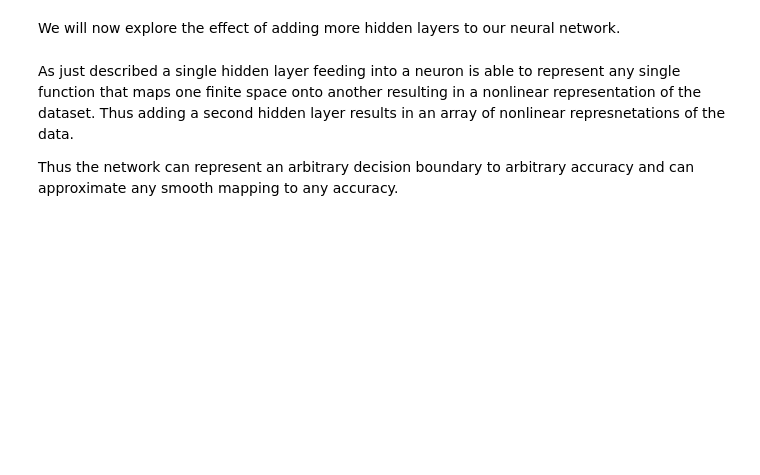
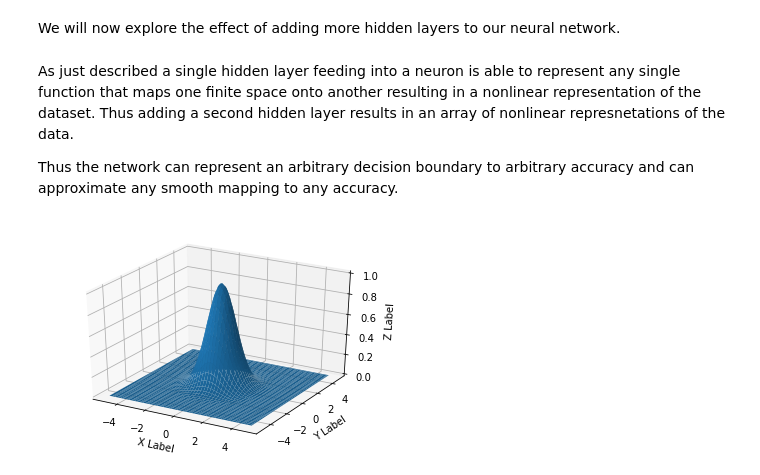
Before and after one commit to vais-ral/CCPi-ML, a Jupyter notebook: Jupyter_Notebooks/Keras_101_3_Layer_Number.ipynb, the cells around one changed output. Drawn from its saved outputs; the diff is of its cells as text; code cells hidden in the pictures; blank space fills up the shorter version.

```diff
--- a/Jupyter_Notebooks/Keras_101_3_Layer_Number.ipynb
+++ b/Jupyter_Notebooks/Keras_101_3_Layer_Number.ipynb
@@ -83,0 +112,6 @@ Thus the network can represent an arbitrary decision boundary to arbitrary accur
+# %%
+features, labels = generateGaussianHill(-5.0,5.0,-5.0,5.0,100,9)
+#features, labels = generateGaussianHillValley(-5.0,5.0,-5.0,5.0,100,9)
+plotGaussian(labels,-5.0,5.0,-5.0,5.0,100,100)
+# %% [output]
+[figure, added]
```
Also changed, not shown: parts of 14 cells of this notebook, 1 other file.
